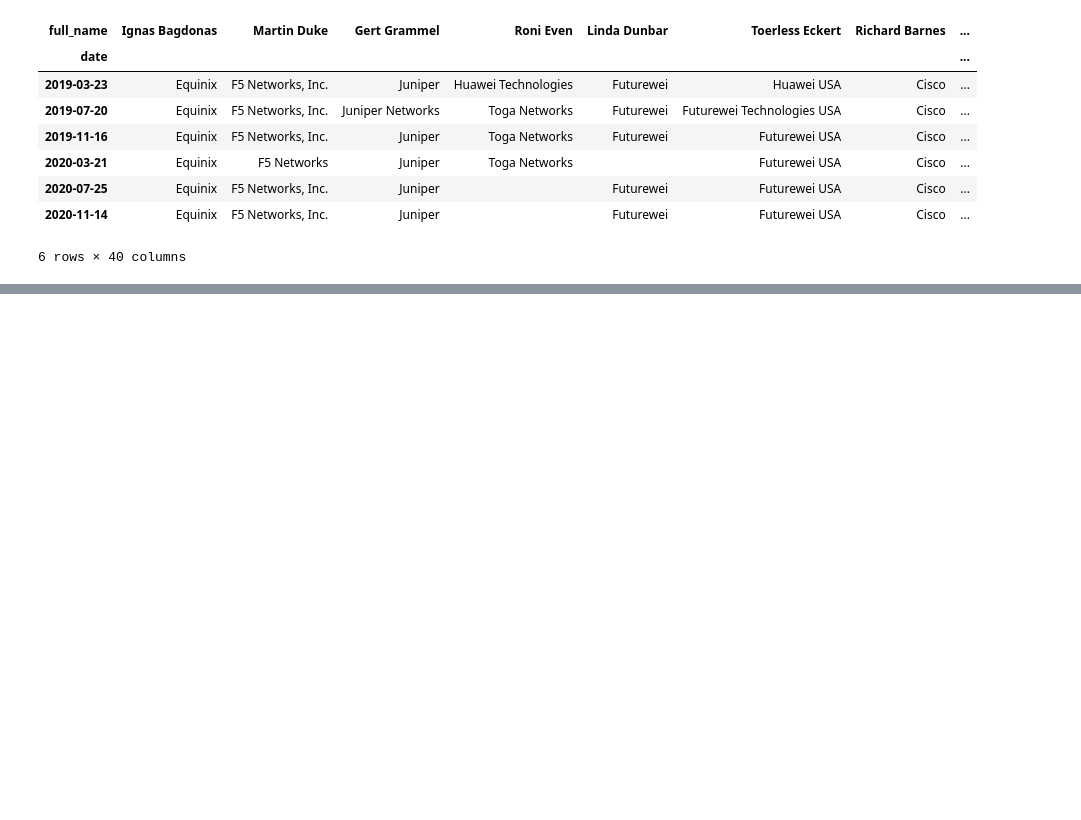
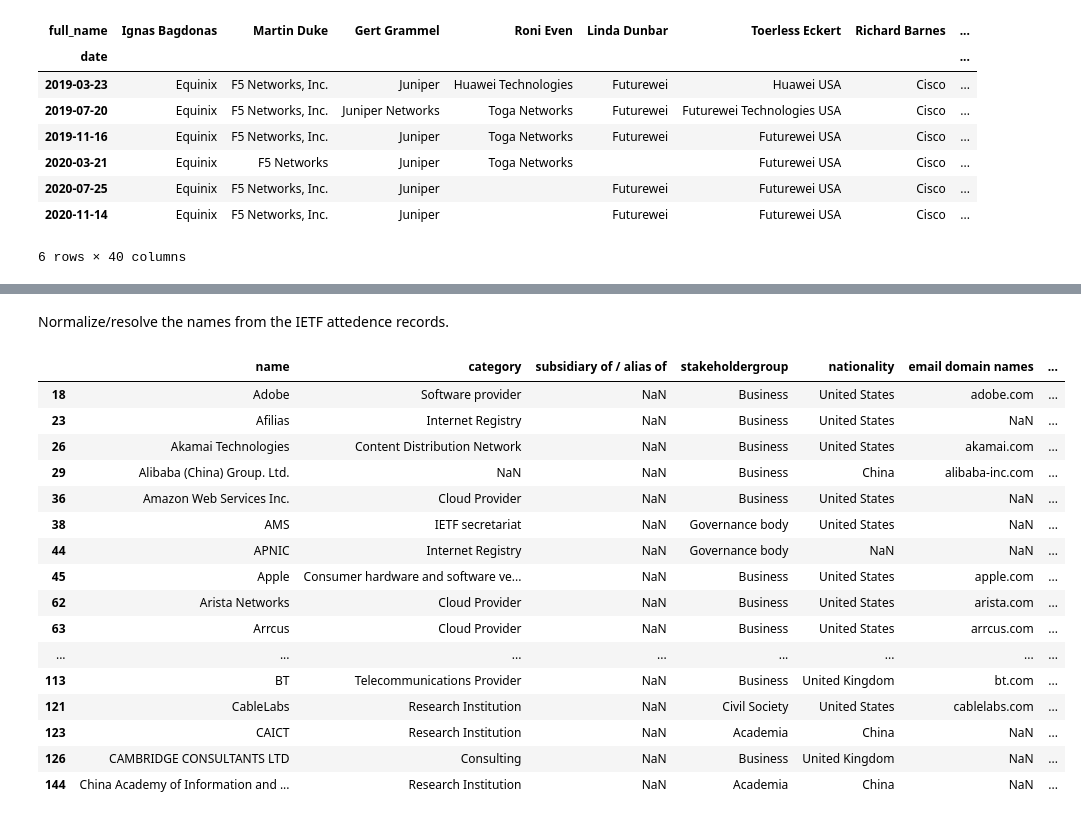
Before and after one commit to datactive/bigbang, a Jupyter notebook: examples/attendance/Extracting Org-Domain and Person-Org-Duration Information From Attendence Data.ipynb, the cells around one changed output, grey strips where cells are left out. Cells and saved outputs as stored; diff of their text form; code cells hidden in the pictures; blank space fills up the shorter version.

```diff
--- a/examples/attendance/Extracting Org-Domain and Person-Org-Duration Information From Attendence Data.ipynb
+++ b/examples/attendance/Extracting Org-Domain and Person-Org-Duration Information From Attendence Data.ipynb
@@ -185,0 +213,2 @@ affil_dates[top_attendees].to_csv("inferred_affiliation_dates.csv")
+# %% [markdown]
+Normalize/resolve the names from the IETF attedence records.
@@ -185,0 +222,17 @@ affil_dates[top_attendees].to_csv("inferred_affiliation_dates.csv")
+# %%
+ents = process.resolve_entities(
+    org_names,
+    process.containment_distance,
+    threshold=.15
+)
+
+replacements = {}
+for r in [{name: ent for name in ents[ent]} for ent in ents]:
+    replacements.update(r)
+# %%
+ad_stats['norm_org'] = ad_stats.apply(lambda x : replacements[x.name], axis = 1)
+org_cats['norm_org'] = org_cats.apply(lambda x : replacements[x['name']], axis = 1)
+# %%
+org_cats_plus = org_cats.join(ad_stats[['max_domain', 'norm_org']], on = 'norm_org', rsuffix="_ietf")
+# %%
+org_cats_plus_match = org_cats_plus[(~org_cats_plus['max_domain'].isna())].drop('norm_org_ietf',axis=1).rename({'max_domain' : 'max_domain_ietf'}, axis = 1)
@@ -185,0 +241,20 @@ affil_dates[top_attendees].to_csv("inferred_affiliation_dates.csv")
+# %%
+org_cats_plus_match[:20]
+# %% [output]
+|  | name | category | subsidiary of / alias of | stakeholdergroup | nationality | email domain names | ... |
+| 18 | Adobe | Software provider | NaN | Business | United States | adobe.com | ... |
+| 23 | Afilias | Internet Registry | NaN | Business | United States | NaN | ... |
+| 26 | Akamai Technologies | Content Distribution Network | NaN | Business | United States | akamai.com | ... |
+| 29 | Alibaba (China) Group. Ltd. | NaN | NaN | Business | China | alibaba-inc.com | ... |
+| 36 | Amazon Web Services Inc. | Cloud Provider | NaN | Business | United States | NaN | ... |
+| 38 | AMS | IETF secretariat | NaN | Governance body | United States | NaN | ... |
+| 44 | APNIC | Internet Registry | NaN | Governance body | NaN | NaN | ... |
+| 45 | Apple | Consumer hardware and software ve... | NaN | Business | United States | apple.com | ... |
+| 62 | Arista Networks | Cloud Provider | NaN | Business | United States | arista.com | ... |
+| 63 | Arrcus | Cloud Provider | NaN | Business | United States | arrcus.com | ... |
+| ... | ... | ... | ... | ... | ... | ... | ... |
+| 113 | BT | Telecommunications Provider | NaN | Business | United Kingdom | bt.com | ... |
+| 121 | CableLabs | Research Institution | NaN | Civil Society | United States | cablelabs.com | ... |
+| 123 | CAICT | Research Institution | NaN | Academia | China | NaN | ... |
+| 126 | CAMBRIDGE CONSULTANTS LTD | Consulting | NaN | Business | United Kingdom | NaN | ... |
+| 144 | China Academy of Information and ... | Research Institution | NaN | Academia | China | NaN | ... |
```
Also changed, not shown: parts of 10 cells of this notebook.
